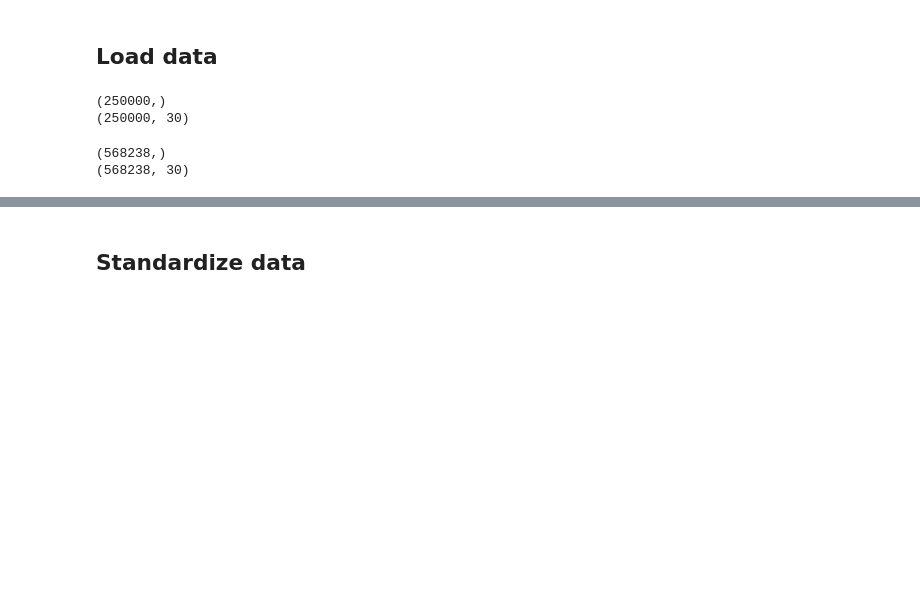
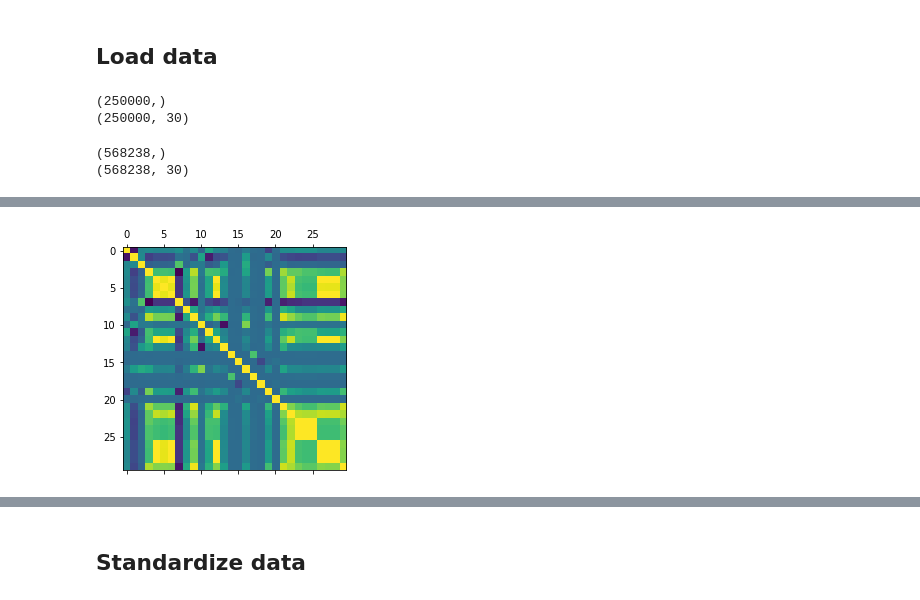
Before and after one commit to PaulineMauryL/MachineLearningProject1, a Jupyter notebook: Projet_1_Higgs_Boson.ipynb, the cells around one changed output, grey strips where cells are left out. Saved outputs shown, nothing was run; the diff lists cells and outputs as text; code cells hidden in the pictures; blank space fills up the shorter version.

```diff
--- a/Projet_1_Higgs_Boson.ipynb
+++ b/Projet_1_Higgs_Boson.ipynb
@@ -24,0 +94,4 @@ print(input_test.shape)
+# %%
+correl = plt.matshow(df_train.corr())
+# %% [output]
+[figure, added]
```
Also changed, not shown: parts of 29 cells of this notebook.
